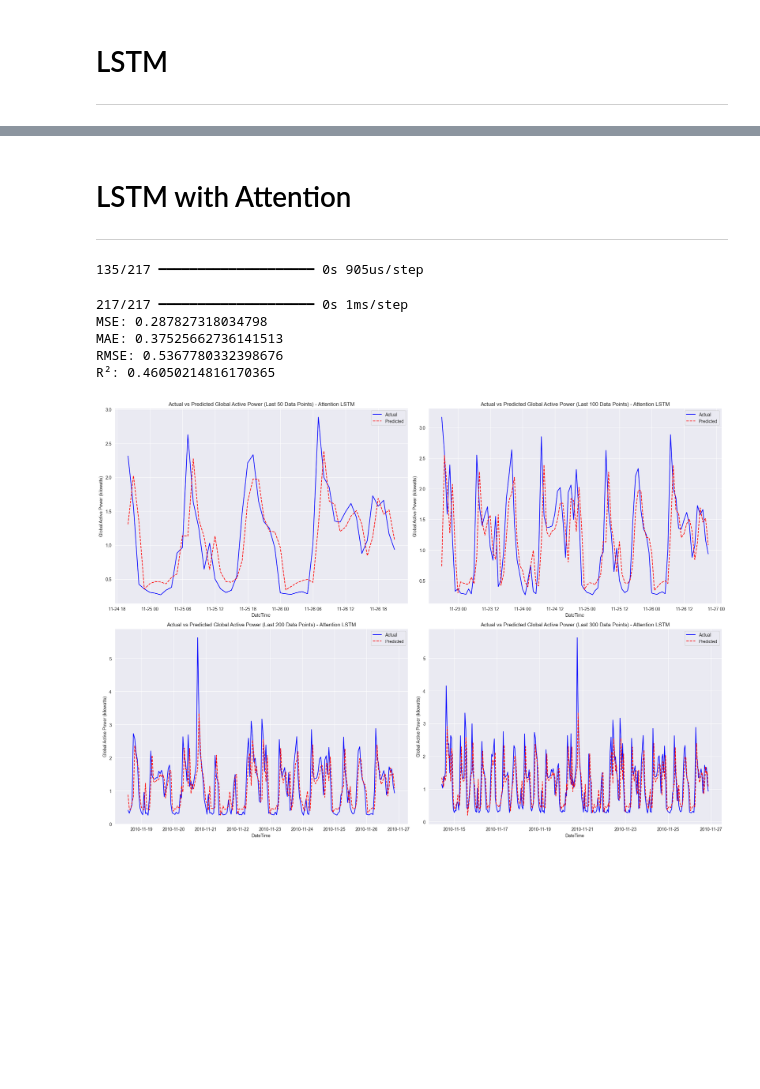
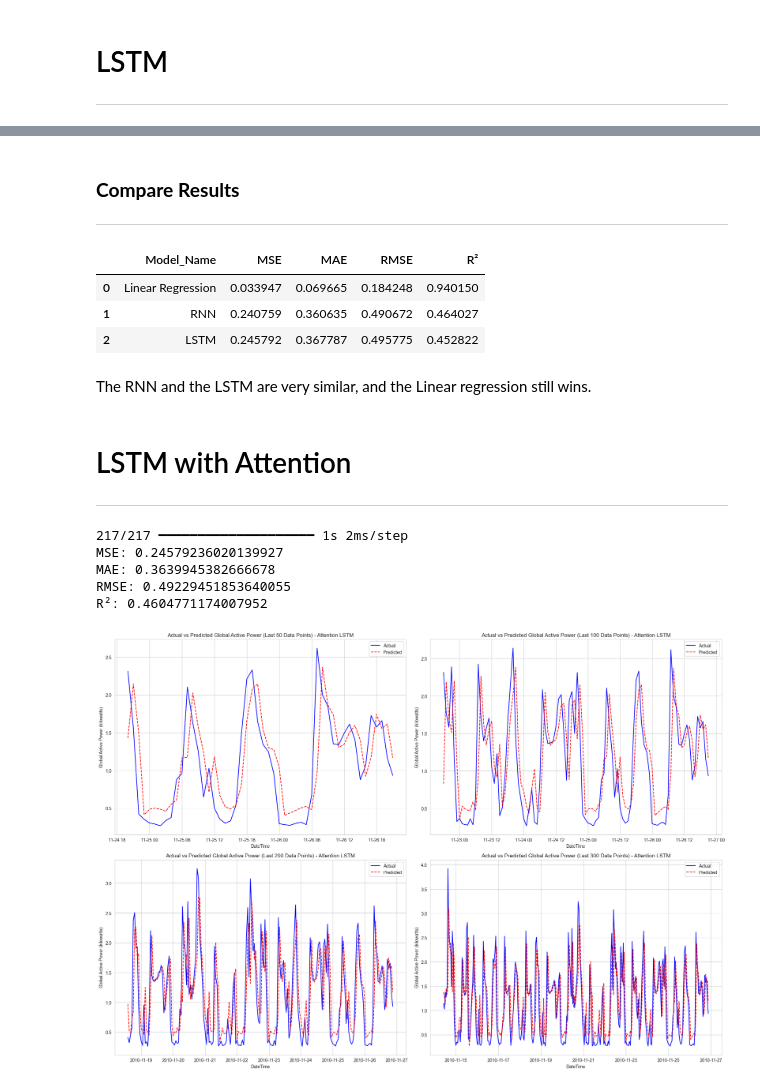
Before and after one commit to BarackSamuni/Data_science_lab2_homework2_solution, a Jupyter notebook: Fix Notebook.ipynb, the cells around one changed output, grey strips where cells are left out. Drawn from its saved outputs; the diff is of its cells as text; code cells hidden in the pictures; blank space fills up the shorter version.

Commit message:
fixed warning with attention and added explainations

```diff
--- a/Fix Notebook.ipynb
+++ b/Fix Notebook.ipynb
@@ -457,7 +450,7 @@ lags = 3
 resample_freq='min'
 
 # Evaluate linear regression model on the original time interval
-mse, mae, rmse, r2, y_test, y_pred = train_and_evaluate_linear_regression(power_consumption_df_no_missing, target_column, lags,resample_freq)
+mse, mae, rmse, r2, y_test, y_pred = train_and_evaluate_linear_regression(power_consumption_df_no_missing_no_outliers, target_column, lags,resample_freq)
 
 print("\nLinear Regression Model Performance on Original Data:")
 print(f"MSE: {mse}")
@@ -466,5 +459,6 @@ print(f"RMSE: {rmse}")
 print(f"R²: {r2}")
 
 plot_actual_vs_predicted(y_test, y_pred, 'Linear Regression')
+results_df = pd.DataFrame({"Model_Name": "Linear Regression", "MSE": mse, "MAE": mae,"RMSE":rmse, unicodeit.replace('R^2'): r2},index=[0])
 # %% [output]
 Linear Regression Model Performance on Original Data:
@@ -509,7 +514,8 @@ def train_and_evaluate_rnn(df, target_column, lags, resample_freq='D', epochs=10
 
     # Build RNN model
     rnn_model = Sequential()
-    rnn_model.add(SimpleRNN(50, input_shape=(X_train_reshaped.shape[1], X_train_reshaped.shape[2])))
+    rnn_model.add(Input(shape=(X_train_reshaped.shape[1], X_train_reshaped.shape[2])))
+    rnn_model.add(SimpleRNN(50))
     rnn_model.add(Dense(1))
     rnn_model.compile(optimizer='adam', loss='mse')
 
@@ -535,12 +541,13 @@ lags = 3
 resample_freq = ('h')  # Change this to 'T', 'H', 'D', 'W', 'min' as needed
 
 # Train and evaluate RNN model
-mse, mae, rmse, r2, y_test, y_pred = train_and_evaluate_rnn(power_consumption_df_no_missing, target_column, lags, resample_freq)
+mse, mae, rmse, r2, y_test, y_pred = train_and_evaluate_rnn(power_consumption_df_no_missing_no_outliers, target_column, lags, resample_freq)
 plot_actual_vs_predicted(y_test, y_pred, 'RNN')
 
 # Print results
-print(f'MSE: {mse}')
-print(f'MAE: {mae}')
-print(f'RMSE: {rmse}')
-print(f'R²: {r2}')
+display(Markdown(f'##### **MSE: {mse}**\n'))
+display(Markdown(f'##### **MAE: {mae}**\n'))
+display(Markdown(f'#### **RMSE: {rmse}**\n'))
+display(Markdown(f'##### **R²: {r2}**\n'))
+results_df = pd.concat([results_df,pd.DataFrame({"Model_Name": "RNN", "MSE": mse, "MAE": mae, "RMSE":rmse, unicodeit.replace('R^2'): r2},index=[0])],axis=0, ignore_index=True)
 # %% [output]
@@ -586,7 +611,8 @@ def train_and_evaluate_lstm(df, target_column, lags, resample_freq='D', epochs=1
 
     # Build LSTM model
     lstm_model = Sequential()
-    lstm_model.add(LSTM(50, input_shape=(X_train_reshaped.shape[1], X_train_reshaped.shape[2])))
+    lstm_model.add(Input(shape=(X_train_reshaped.shape[1], X_train_reshaped.shape[2])))
+    lstm_model.add(LSTM(50))
     lstm_model.add(Dense(1))
     lstm_model.compile(optimizer='adam', loss='mse')
 
@@ -610,7 +636,7 @@ lags = 3
 resample_freq = ('h')  # Change this to 'T', 'H', 'D', 'W', 'min' as needed
 
 # Train and evaluate LSTM model
-mse, mae, rmse, r2, y_test, y_pred = train_and_evaluate_lstm(power_consumption_df_no_missing, target_column, lags, resample_freq)
+mse, mae, rmse, r2, y_test, y_pred = train_and_evaluate_lstm(power_consumption_df_no_missing_no_outliers, target_column, lags, resample_freq)
 # Print results
 print(f'MSE: {mse}')
 print(f'MAE: {mae}')
@@ -618,4 +644,5 @@ print(f'RMSE: {rmse}')
 print(f'R²: {r2}')
 
 plot_actual_vs_predicted(y_test, y_pred, 'LSTM')
+results_df = pd.concat([results_df,pd.DataFrame({"Model_Name": "LSTM", "MSE": mse, "MAE": mae, "RMSE":rmse, unicodeit.replace('R^2'): r2},index=[0])],axis=0, ignore_index=True)
 # %% [output]
@@ -628,3 +655,15 @@ R²: 0.4610701220976505
+# %% [markdown]
+### **Compare Results**
+***
+# %%
+display(results_df)
+# %% [output]
+|  | Model_Name | MSE | MAE | RMSE | R² |
+| 0 | Linear Regression | 0.033947 | 0.069665 | 0.184248 | 0.940150 |
+| 1 | RNN | 0.240759 | 0.360635 | 0.490672 | 0.464027 |
+| 2 | LSTM | 0.245792 | 0.367787 | 0.495775 | 0.452822 |
+# %% [markdown]
+The RNN and the LSTM are very similar, and the Linear regression still wins.
 # %% [markdown]
 # LSTM with Attention #
 ***
@@ -654,46 +693,49 @@ def train_and_evaluate_attention_lstm(df, target_column, lags, resample_freq='D'
     # Build LSTM model with Attention
     input_layer = Input(shape=(X_train_reshaped.shape[1], X_train_reshaped.shape[2]))
     lstm_out, state_h, state_c = LSTM(50, return_sequences=True, return_state=True)(input_layer)
-    attention = Attention()([lstm_out, lstm_out])
-    context_vector = Concatenate(axis=-1)([attention, lstm_out])
+
+    attention = SeqWeightedAttention()(lstm_out)
+    # Reshape lstm_out to match the attention output shape
+    attention_reshaped = Reshape((1, 50))(attention)
+    context_vector = Concatenate(axis=-1)([attention_reshaped, lstm_out])
     context_vector = Flatten()(context_vector)
     output = Dense(1)(context_vector)
     attention_lstm_model = Model(inputs=input_layer, outputs=output)
     attention_lstm_model.compile(optimizer='adam', loss='mse')
 
     # Train LSTM model with Attention
     attention_lstm_model.fit(X_train_reshaped, y_train, epochs=epochs, batch_size=batch_size, verbose=0)
 
     # Make predictions
     y_pred = attention_lstm_model.predict(X_test_reshaped)
 
     # Evaluate model
     mse = mean_squared_error(y_test, y_pred)
     mae = mean_absolute_error(y_test, y_pred)
     rmse = np.sqrt(mse)
     r2 = r2_score(y_test, y_pred)
 
     return mse, mae, rmse, r2, y_test, y_pred
 
 # Define parameters
 target_column = 'Global_active_power'
 lags = 3
 resample_freq = ('h')  # Change this to 'T', 'H', 'D', 'W', 'min' as needed
 
 
-mse_att_lstm, mae, rmse, r2, y_test, y_pred = train_and_evaluate_attention_lstm(power_consumption_df_no_missing, target_column, lags, resample_freq)
+mse_att_lstm, mae, rmse, r2, y_test, y_pred = train_and_evaluate_attention_lstm(power_consumption_df_no_missing_no_outliers, target_column, lags, resample_freq)
 
 # Print results
 print(f'MSE: {mse}')
 print(f'MAE: {mae}')
 print(f'RMSE: {rmse}')
 print(f'R²: {r2}')
 plot_actual_vs_predicted(y_test, y_pred, 'Attention LSTM')
+results_df = pd.concat([results_df,pd.DataFrame({"Model_Name": "LSTM with attention", "MSE": mse, "MAE": mae, "RMSE":rmse, unicodeit.replace('R^2'): r2},index=[0])],axis=0, ignore_index=True)
 # %% [output]
-135/217 ━━━━━━━━━━━━━━━━━━━━ 0s 905us/step
+217/217 ━━━━━━━━━━━━━━━━━━━━ 1s 2ms/step
+MSE: 0.24579236020139927
+MAE: 0.3639945382666678
+RMSE: 0.49229451853640055
+R²: 0.4604771174007952
-217/217 ━━━━━━━━━━━━━━━━━━━━ 0s 1ms/step
-MSE: 0.287827318034798
-MAE: 0.37525662736141513
-RMSE: 0.5367780332398676
-R²: 0.46050214816170365
-[figure, old version]
+[figure, new version]
```
Also changed, not shown: parts of 13 cells of this notebook, 1 other file.
